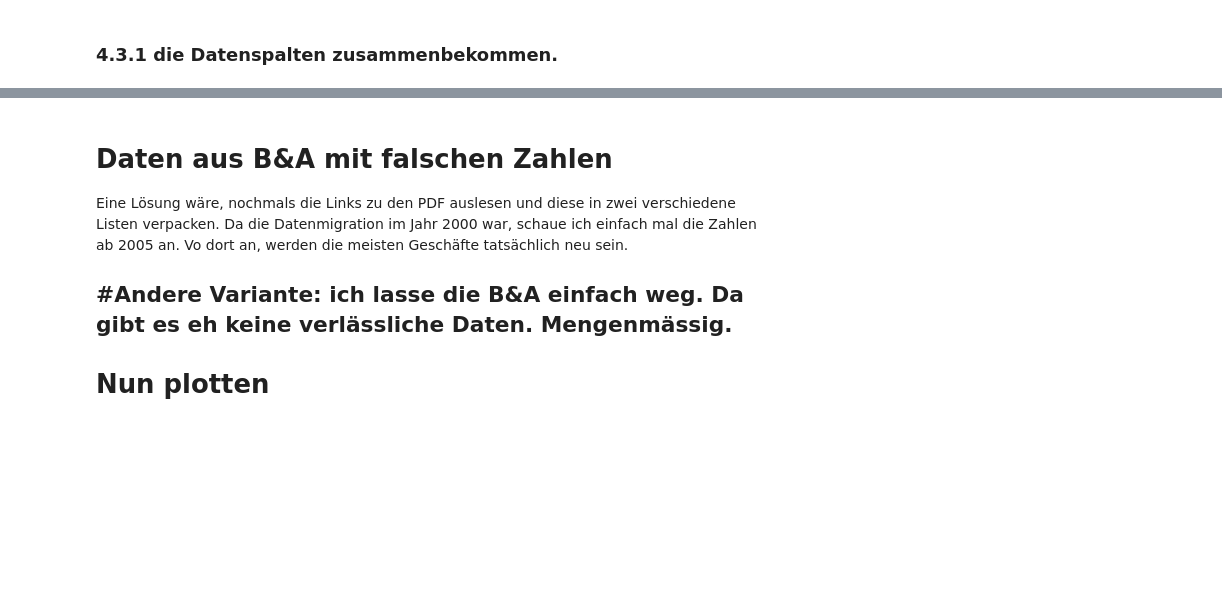
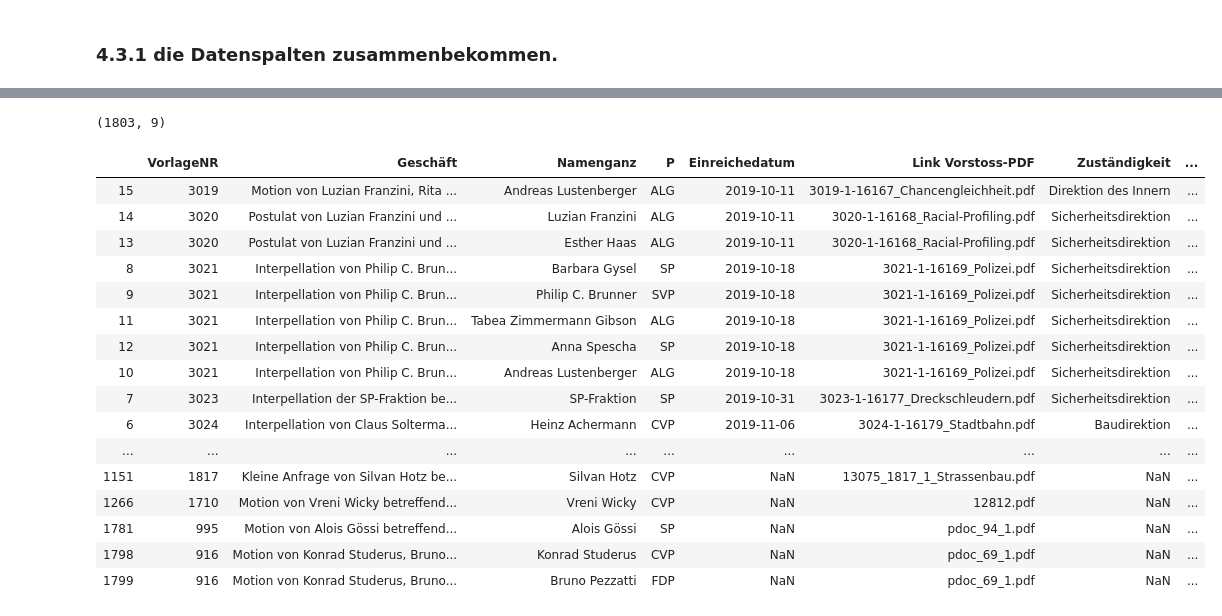
Before and after one commit to ZoeGwerder/cas-ddj, a Jupyter notebook: Projekt Kantonsrat/01 Kantonsrat Zug Endcodes zusammengestellt.ipynb, the cells around one changed output, grey strips where cells are left out. Drawn from its saved outputs; the diff is of its cells as text; code cells hidden in the pictures; blank space fills up the shorter version.

```diff
--- a/Projekt Kantonsrat/01 Kantonsrat Zug Endcodes zusammengestellt.ipynb
+++ b/Projekt Kantonsrat/01 Kantonsrat Zug Endcodes zusammengestellt.ipynb
@@ -461,2 +576,2 @@ df_alles_ganz.sort_values("Einreichedatum")
 # %%
-df_tuti=df_alles_ganz[["VorlageNR","Geschäft", "Namenganz", "P", "Einreichedatum", "Link Vorstoss-PDF"]]
+df_tuti=df_alles_ganz[["VorlageNR","Geschäft", "Namenganz", "P", "Einreichedatum", "Link Vorstoss-PDF","Zuständigkeit","Art des Geschäfts","url"]]
@@ -463,8 +594,27 @@ df_tuti=df_alles_ganz[["VorlageNR","Geschäft", "Namenganz", "P", "Einreichedatu
 # %%
-
-pd.set_option('display.max_colwidth', -1)
-pd.set_option('display.max_rows', 100)
-df_tuti1=df_tuti.drop_duplicates(subset=['VorlageNR', 'Namenganz'], keep=False)
+df_tuti1=df_tuti.drop_duplicates()
 # Obwohl mir nur von 30 Geschäften das Datum fehlt, explodiert dies, wenn es auf die Namen-Tabelle kommt.
-df_tuti1.sort_values("Einreichedatum").tail(188)
+df_tuti1.shape
+# %% [output]
+(1803, 9)
+# %%
+df_tuti1.sort_values("Einreichedatum").tail(30)
+# %% [output]
+|  | VorlageNR | Geschäft | Namenganz | P | Einreichedatum | Link Vorstoss-PDF | Zuständigkeit | ... |
+| 15 | 3019 | Motion von Luzian Franzini, Rita ... | Andreas Lustenberger | ALG | 2019-10-11 | 3019-1-16167_Chancengleichheit.pdf | Direktion des Innern | ... |
+| 14 | 3020 | Postulat von Luzian Franzini und ... | Luzian Franzini | ALG | 2019-10-11 | 3020-1-16168_Racial-Profiling.pdf | Sicherheitsdirektion | ... |
+| 13 | 3020 | Postulat von Luzian Franzini und ... | Esther Haas | ALG | 2019-10-11 | 3020-1-16168_Racial-Profiling.pdf | Sicherheitsdirektion | ... |
+| 8 | 3021 | Interpellation von Philip C. Brun... | Barbara Gysel | SP | 2019-10-18 | 3021-1-16169_Polizei.pdf | Sicherheitsdirektion | ... |
+| 9 | 3021 | Interpellation von Philip C. Brun... | Philip C. Brunner | SVP | 2019-10-18 | 3021-1-16169_Polizei.pdf | Sicherheitsdirektion | ... |
+| 11 | 3021 | Interpellation von Philip C. Brun... | Tabea Zimmermann Gibson | ALG | 2019-10-18 | 3021-1-16169_Polizei.pdf | Sicherheitsdirektion | ... |
+| 12 | 3021 | Interpellation von Philip C. Brun... | Anna Spescha | SP | 2019-10-18 | 3021-1-16169_Polizei.pdf | Sicherheitsdirektion | ... |
+| 10 | 3021 | Interpellation von Philip C. Brun... | Andreas Lustenberger | ALG | 2019-10-18 | 3021-1-16169_Polizei.pdf | Sicherheitsdirektion | ... |
+| 7 | 3023 | Interpellation der SP-Fraktion be... | SP-Fraktion | SP | 2019-10-31 | 3023-1-16177_Dreckschleudern.pdf | Sicherheitsdirektion | ... |
+| 6 | 3024 | Interpellation von Claus Solterma... | Heinz Achermann | CVP | 2019-11-06 | 3024-1-16179_Stadtbahn.pdf | Baudirektion | ... |
+| ... | ... | ... | ... | ... | ... | ... | ... | ... |
+| 1151 | 1817 | Kleine Anfrage von Silvan Hotz be... | Silvan Hotz | CVP | NaN | 13075_1817_1_Strassenbau.pdf | NaN | ... |
+| 1266 | 1710 | Motion von Vreni Wicky betreffend... | Vreni Wicky | CVP | NaN | 12812.pdf | NaN | ... |
+| 1781 | 995 | Motion von Alois Gössi betreffend... | Alois Gössi | SP | NaN | pdoc_94_1.pdf | NaN | ... |
+| 1798 | 916 | Motion von Konrad Studerus, Bruno... | Konrad Studerus | CVP | NaN | pdoc_69_1.pdf | NaN | ... |
+| 1799 | 916 | Motion von Konrad Studerus, Bruno... | Bruno Pezzatti | FDP | NaN | pdoc_69_1.pdf | NaN | ... |
 # %%
@@ -472,6 +621,0 @@ df_tuti.to_csv("KRFrames/df_tuti_Ganzes_Frame")
-# %% [markdown]
-# Daten aus B&A mit falschen Zahlen
-Eine Lösung wäre, nochmals die Links zu den PDF auslesen und diese in zwei verschiedene Listen verpacken.
-Da die Datenmigration im Jahr 2000 war, schaue ich einfach mal die Zahlen ab 2005 an. Vo dort an, werden die meisten Geschäfte tatsächlich neu sein.
-## #Andere Variante: ich lasse die B&A einfach weg. Da gibt es eh keine verlässliche Daten. Mengenmässig.
-# Nun plotten
```
Also changed, not shown: parts of 44 cells of this notebook, 16 other files.
